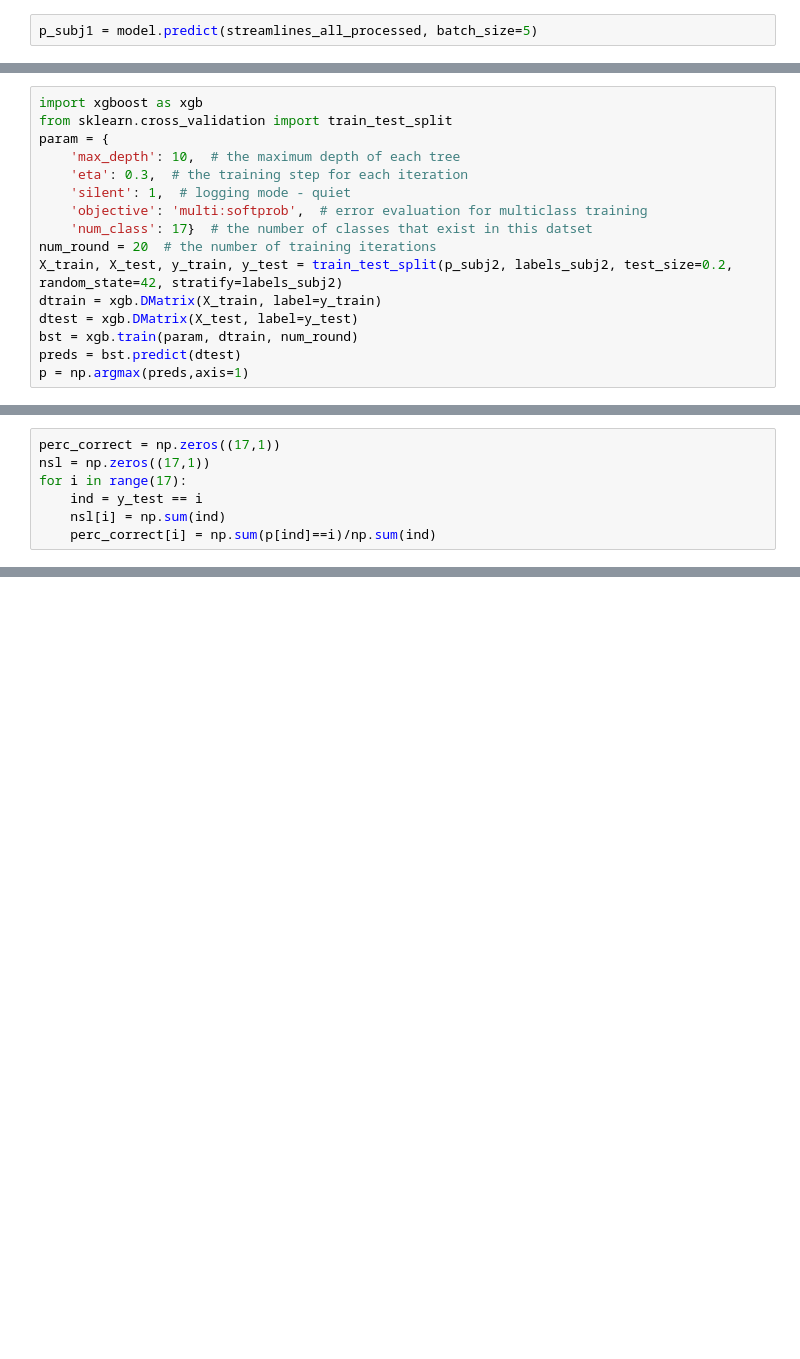
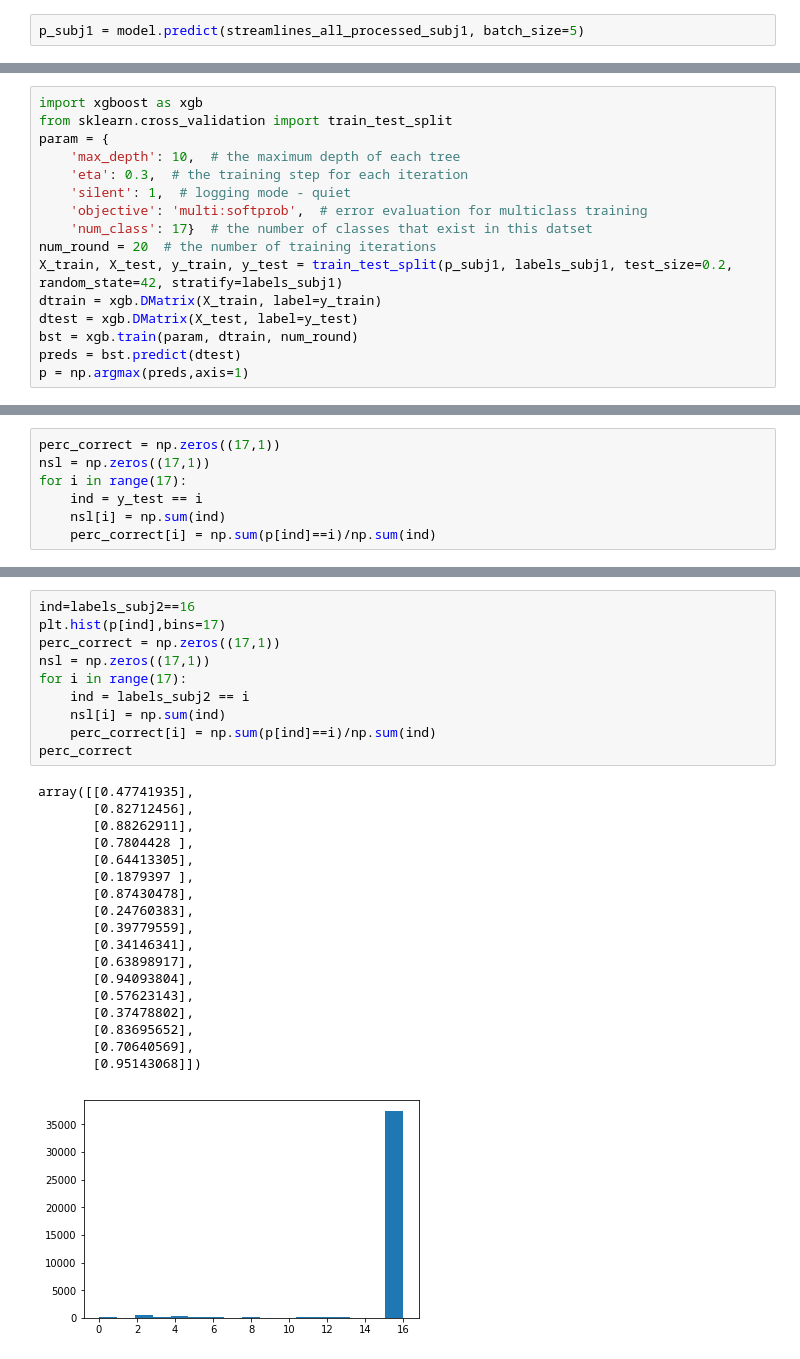
Before and after one commit to uw-biomedical-ml/bundlenet, a Jupyter notebook: recobundlenet+xgboost.ipynb, the cells around one changed output, grey strips where cells are left out. Cells and saved outputs as stored; diff of their text form; blank space fills up the shorter version.

```diff
--- a/recobundlenet+xgboost.ipynb
+++ b/recobundlenet+xgboost.ipynb
@@ -261,4 +260,4 @@ KeyboardInterrupt:
 # %%
-p_subj1 = model.predict(streamlines_all_processed, batch_size=5)
+p_subj1 = model.predict(streamlines_all_processed_subj1, batch_size=5)
 # %%
 p_idx = np.argmax(p_subj1, axis=-1)
@@ -275,7 +286,7 @@ param = {
     'objective': 'multi:softprob',  # error evaluation for multiclass training
     'num_class': 17}  # the number of classes that exist in this datset
 num_round = 20  # the number of training iterations
-X_train, X_test, y_train, y_test = train_test_split(p_subj2, labels_subj2, test_size=0.2, random_state=42, stratify=labels_subj2)
+X_train, X_test, y_train, y_test = train_test_split(p_subj1, labels_subj1, test_size=0.2, random_state=42, stratify=labels_subj1)
 dtrain = xgb.DMatrix(X_train, label=y_train)
 dtest = xgb.DMatrix(X_test, label=y_test)
 bst = xgb.train(param, dtrain, num_round)
@@ -318,0 +414,29 @@ p_subj2 = model.predict(streamlines_all_processed_subj2, batch_size=5)
+# %%
+ind=labels_subj2==16
+plt.hist(p[ind],bins=17)
+perc_correct = np.zeros((17,1))
+nsl = np.zeros((17,1))
+for i in range(17):
+    ind = labels_subj2 == i
+    nsl[i] = np.sum(ind)
+    perc_correct[i] = np.sum(p[ind]==i)/np.sum(ind)
+perc_correct
+# %% [output]
+array([[0.47741935],
+       [0.82712456],
+       [0.88262911],
+       [0.7804428 ],
+       [0.64413305],
+       [0.1879397 ],
+       [0.87430478],
+       [0.24760383],
+       [0.39779559],
+       [0.34146341],
+       [0.63898917],
+       [0.94093804],
+       [0.57623143],
+       [0.37478802],
+       [0.83695652],
+       [0.70640569],
+       [0.95143068]])
+[figure, added]
```
Also changed, not shown: parts of 22 cells of this notebook.
